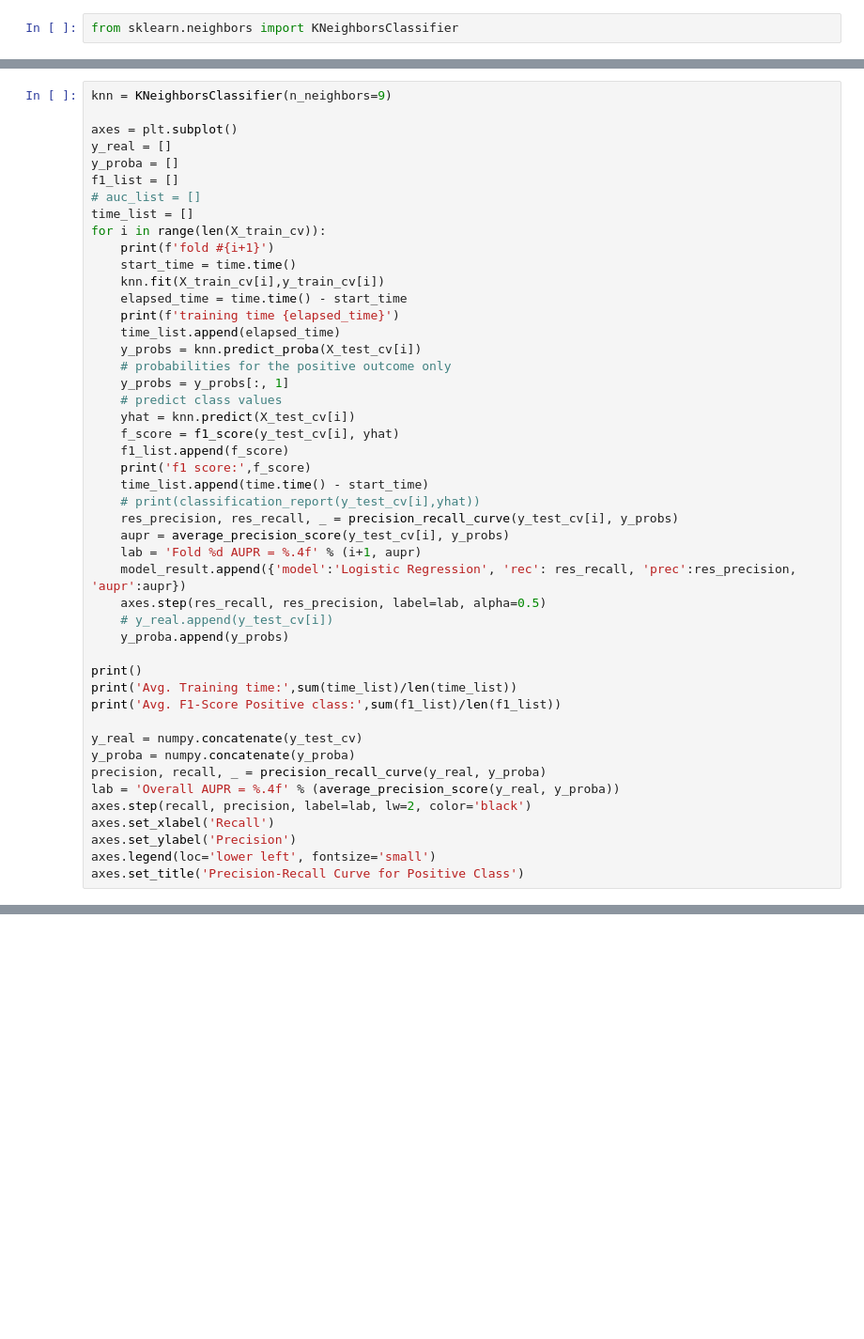
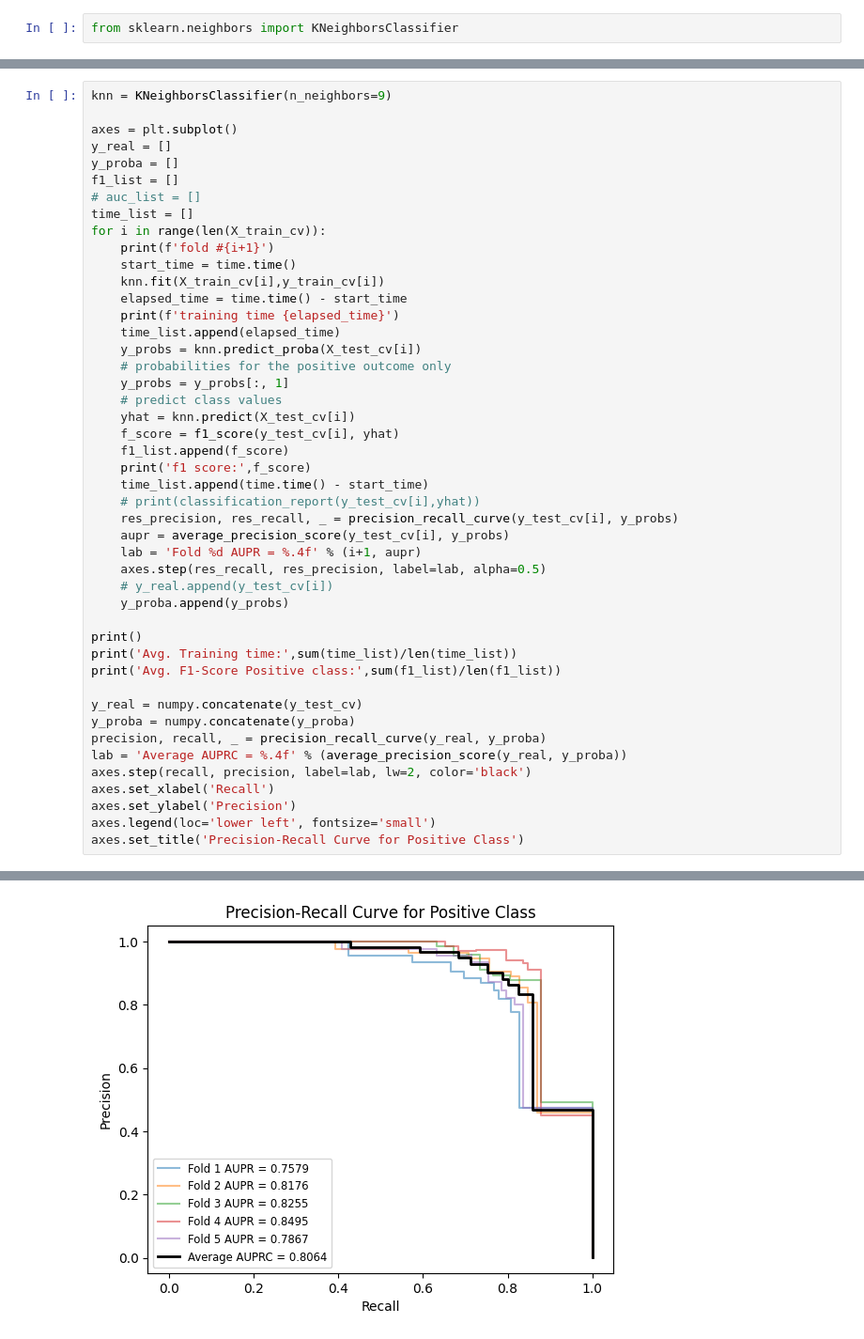
Before and after one commit to dendyandra22/cc_fraud_detection, a Jupyter notebook: credit-card-fraud-detection.ipynb, the cells around one changed output, grey strips where cells are left out. Shown: that part at 94% size. Saved outputs shown, nothing was run; the diff lists cells and outputs as text; blank space fills up the shorter version.

```diff
--- a/credit-card-fraud-detection.ipynb
+++ b/credit-card-fraud-detection.ipynb
@@ -451,7 +479,6 @@ for i in range(len(X_train_cv)):
     res_precision, res_recall, _ = precision_recall_curve(y_test_cv[i], y_probs)
     aupr = average_precision_score(y_test_cv[i], y_probs)
     lab = 'Fold %d AUPR = %.4f' % (i+1, aupr)
-    model_result.append({'model':'Logistic Regression', 'rec': res_recall, 'prec':res_precision, 'aupr':aupr})
     axes.step(res_recall, res_precision, label=lab, alpha=0.5)
     # y_real.append(y_test_cv[i])
     y_proba.append(y_probs)
@@ -463,9 +490,10 @@ print('Avg. F1-Score Positive class:',sum(f1_list)/len(f1_list))
 y_real = numpy.concatenate(y_test_cv)
 y_proba = numpy.concatenate(y_proba)
 precision, recall, _ = precision_recall_curve(y_real, y_proba)
-lab = 'Overall AUPR = %.4f' % (average_precision_score(y_real, y_proba))
+lab = 'Average AUPRC = %.4f' % (average_precision_score(y_real, y_proba))
 axes.step(recall, precision, label=lab, lw=2, color='black')
 axes.set_xlabel('Recall')
 axes.set_ylabel('Precision')
 axes.legend(loc='lower left', fontsize='small')
 axes.set_title('Precision-Recall Curve for Positive Class')
+# %% [output]
@@ -471,0 +519 @@ axes.set_title('Precision-Recall Curve for Positive Class')
+[figure, added]
```
Also changed, not shown: parts of 31 cells of this notebook.
